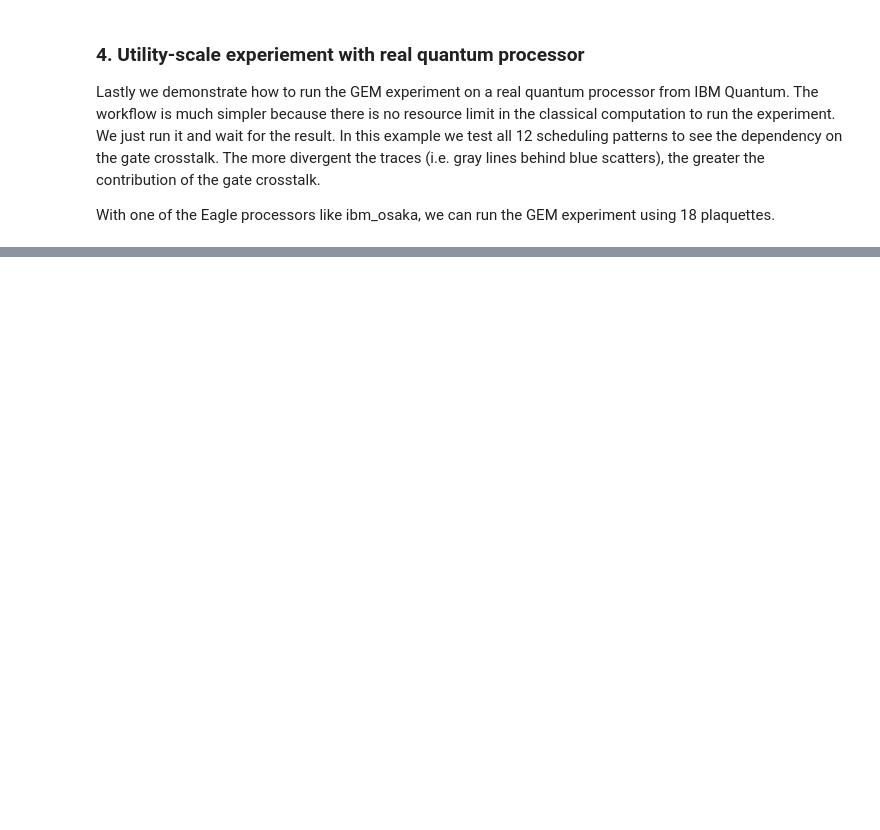
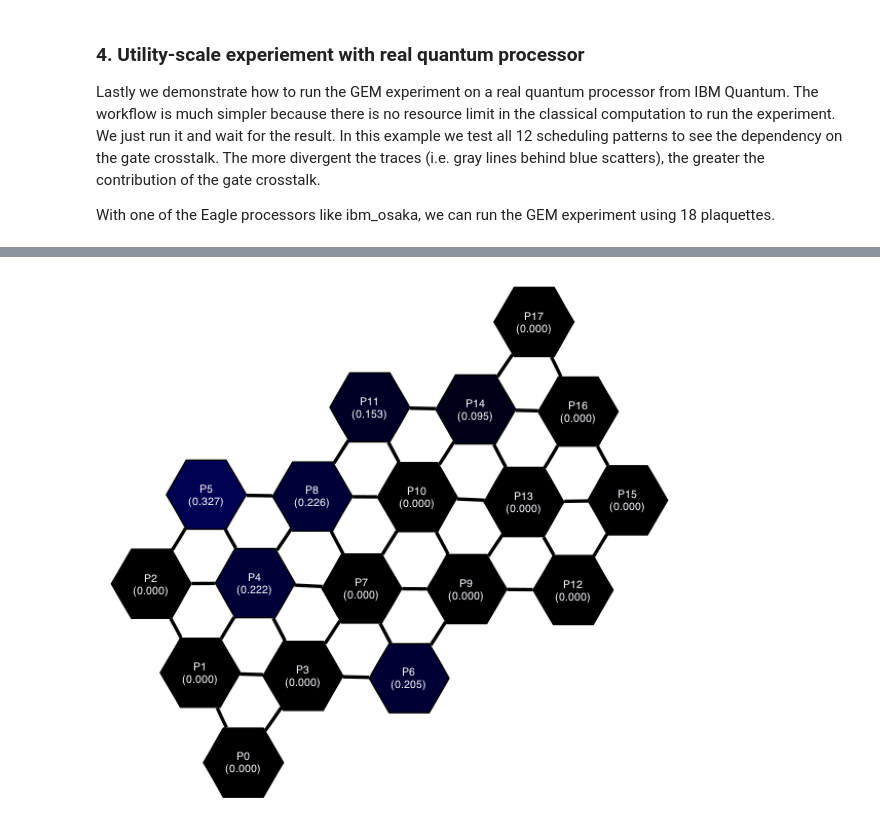
Before and after one commit to qiskit-community/gem-suite, a Jupyter notebook: examples/01_gem_benchmark.ipynb, the cells around one changed output, grey strips where cells are left out. Saved outputs shown, nothing was run; the diff lists cells and outputs as text; code cells hidden in the pictures; blank space fills up the shorter version.

```diff
--- a/examples/01_gem_benchmark.ipynb
+++ b/examples/01_gem_benchmark.ipynb
@@ -285,0 +301,4 @@ analyzed_data.figure(3)
+# %%
+analyzed_data.figure(4)
+# %% [output]
+[figure, added]
```
Also changed, not shown: parts of 15 cells of this notebook, 1 other file.
